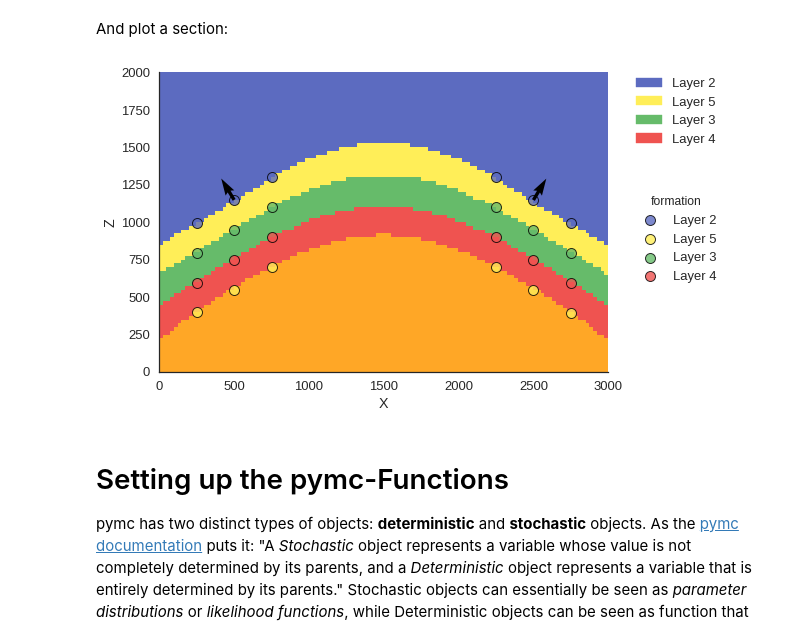
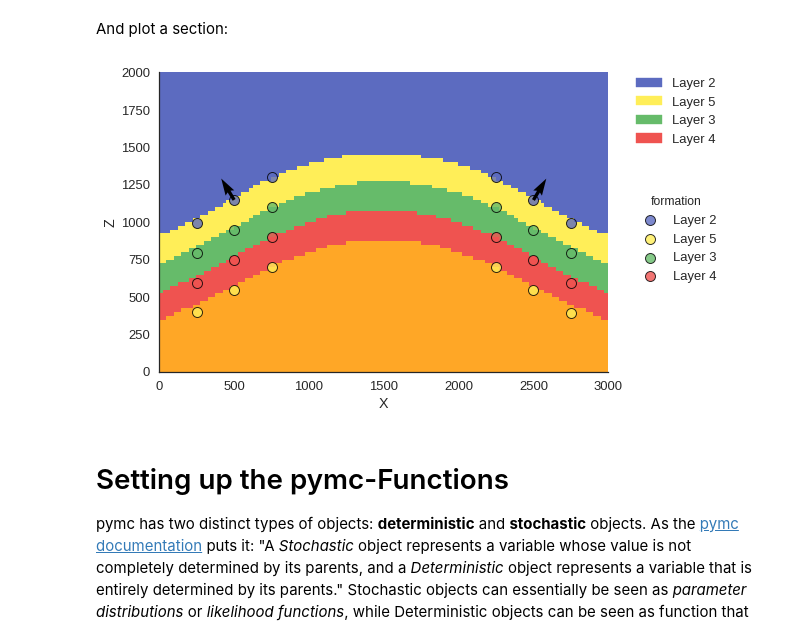
Before and after one commit to gempy-project/gempy, a Jupyter notebook: Tutorial/ch4_MCFS_and_BayInf.ipynb, the cells around one changed output. Saved outputs shown, nothing was run; the diff lists cells and outputs as text; code cells hidden in the pictures.

```diff
--- a/Tutorial/ch4_MCFS_and_BayInf.ipynb
+++ b/Tutorial/ch4_MCFS_and_BayInf.ipynb
@@ -91,7 +96,7 @@ plt.ylim(0,3000);
 
 Now that we have some input data, the next step is to compile the interpolator function of GemPy with the imported model setup and data:
 # %%
-interp_data = gp.InterpolatorInput(geo_data, u_grade=[0,3])
+interp_data = gp.InterpolatorInput(geo_data, u_grade=[3])
 # %% [output]
 Level of Optimization:  fast_compile
 Device:  cpu
@@ -108,9 +112,9 @@ Inputs types: [TensorType(int8, scalar), TensorType(float32, matrix), TensorType
 # %% [markdown]
 And plot a section:
 # %%
-gp.plot_section(geo_data, solution2[0,0,:], 60, plot_data = True)
+gp.plot_section(geo_data, lith_block[-1, 0,:], 60, plot_data = True)
 # %% [output]
-[figure, old version]
+[figure, new version]
 # %% [markdown]
 # Setting up the pymc-Functions
 
```
Also changed, not shown: parts of 3 cells of this notebook, 2 other files.
